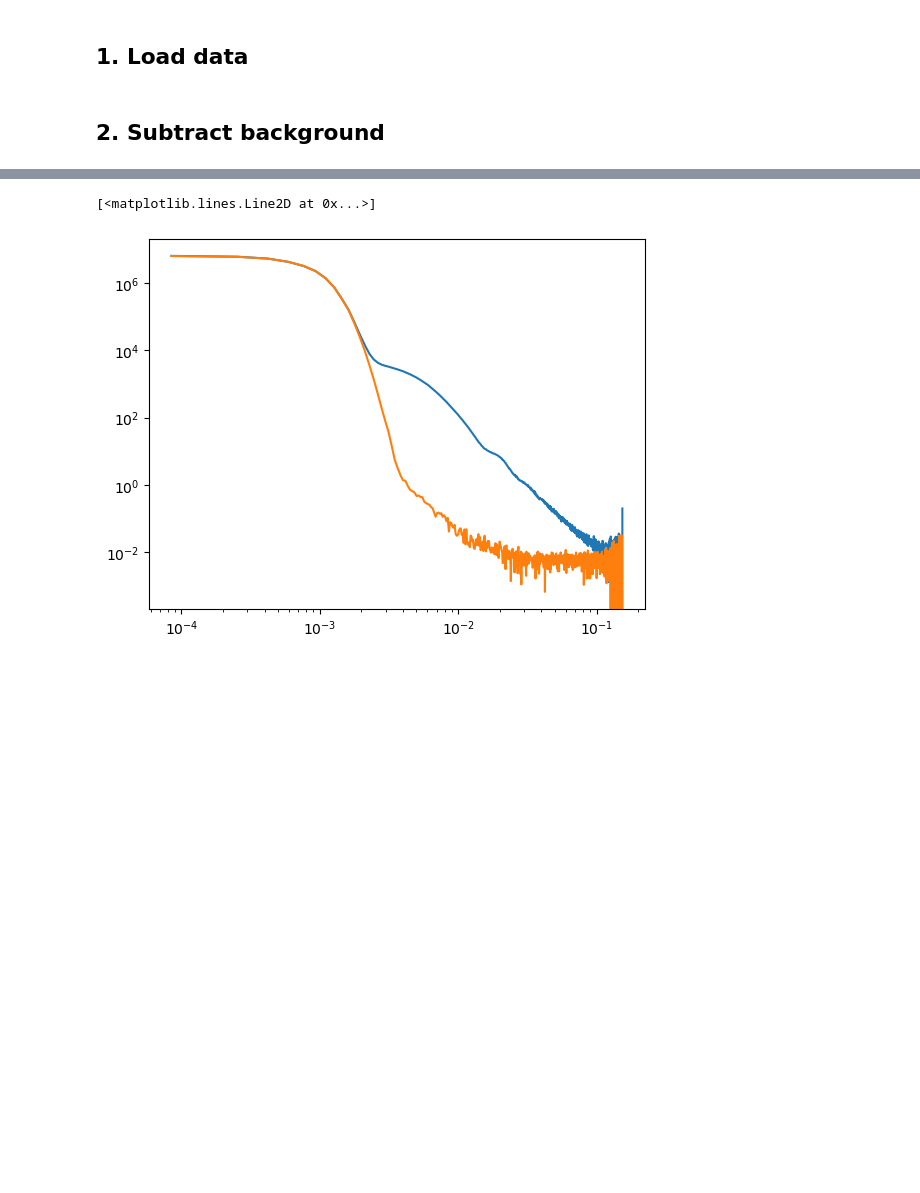
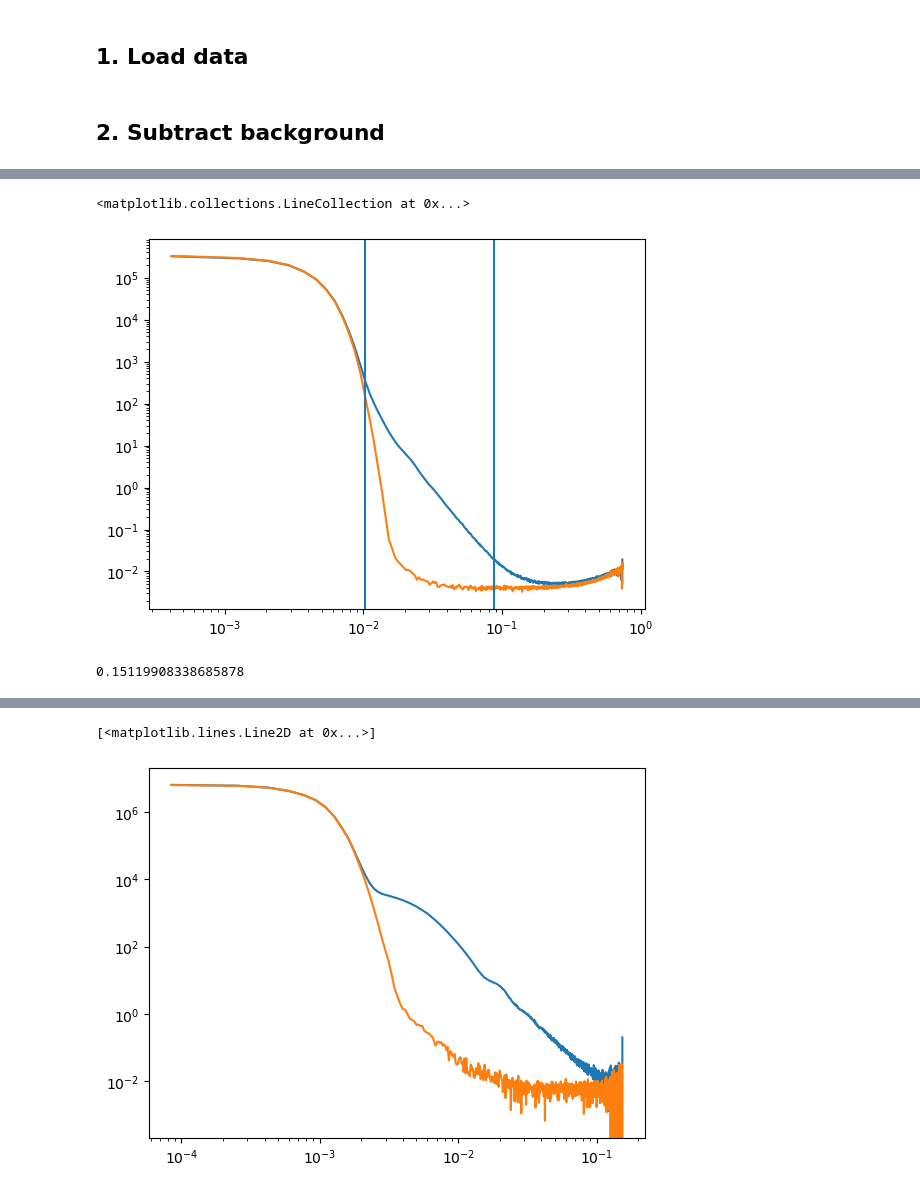
Before and after one commit to pozzo-research-group/saxs_data_processing, a Jupyter notebook: brenden_prototype/datamerge/saxs_data_process_prototyping.ipynb, the cells around one changed output, grey strips where cells are left out. Drawn from its saved outputs; the diff is of its cells as text; code cells hidden in the pictures; blank space fills up the shorter version.

```diff
--- a/brenden_prototype/datamerge/saxs_data_process_prototyping.ipynb
+++ b/brenden_prototype/datamerge/saxs_data_process_prototyping.ipynb
@@ -132,0 +284,28 @@ subtracted_data['I'] = subtracted_I
+# %%
+signal = maxs_data
+background = maxs_bkg_data
+
+
+loq, hiq = select_valid_data(signal, background, lowq_thresh = 5)
+
+fig, ax = plt.subplots()
+
+
+
+ax.loglog(signal['q'], signal['I'])
+ax.loglog(background['q'], background['I'])
+
+
+#ax1.loglog(esaxs_data['q'][1:], ratio_diff, c = 'g')
+#ax1.loglog(esaxs_data['q'], rolling_average_ratio)
+
+ax.vlines(signal['q'][loq], 0, 10e6)
+ax.vlines(signal['q'][hiq], 0, 10e6)
+#ax.vlines(q_peak, 0, 10e6, color = 'r')
+# %% [output]
+<matplotlib.collections.LineCollection at 0x...>
+[figure, added]
+# %%
+hiq_lim
+# %% [output]
+0.15119908338685878
```
Also changed, not shown: parts of 15 cells of this notebook.
